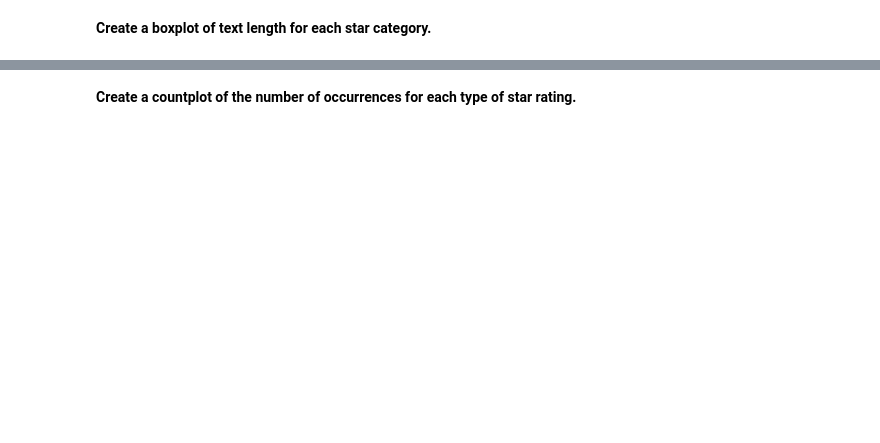
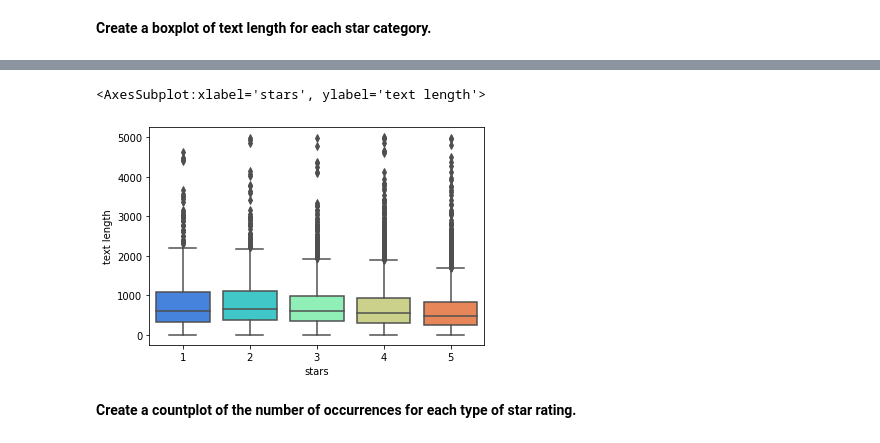
Before and after one commit to charlez1998/NLP-Projects, a Jupyter notebook: 02-NLP Project.ipynb, the cells around one changed output, grey strips where cells are left out. Drawn from its saved outputs; the diff is of its cells as text; code cells hidden in the pictures; blank space fills up the shorter version.

```diff
--- a/02-NLP Project.ipynb
+++ b/02-NLP Project.ipynb
@@ -102,2 +104,7 @@ Let's explore the data
+# %%
+sns.boxplot(x = yelp['stars'], y = yelp['text length'], palette = 'rainbow')
+# %% [output]
+<AxesSubplot:xlabel='stars', ylabel='text length'>
+[figure, added]
 # %% [markdown]
 **Create a countplot of the number of occurrences for each type of star rating.**
```
Also changed, not shown: parts of 9 cells of this notebook.
